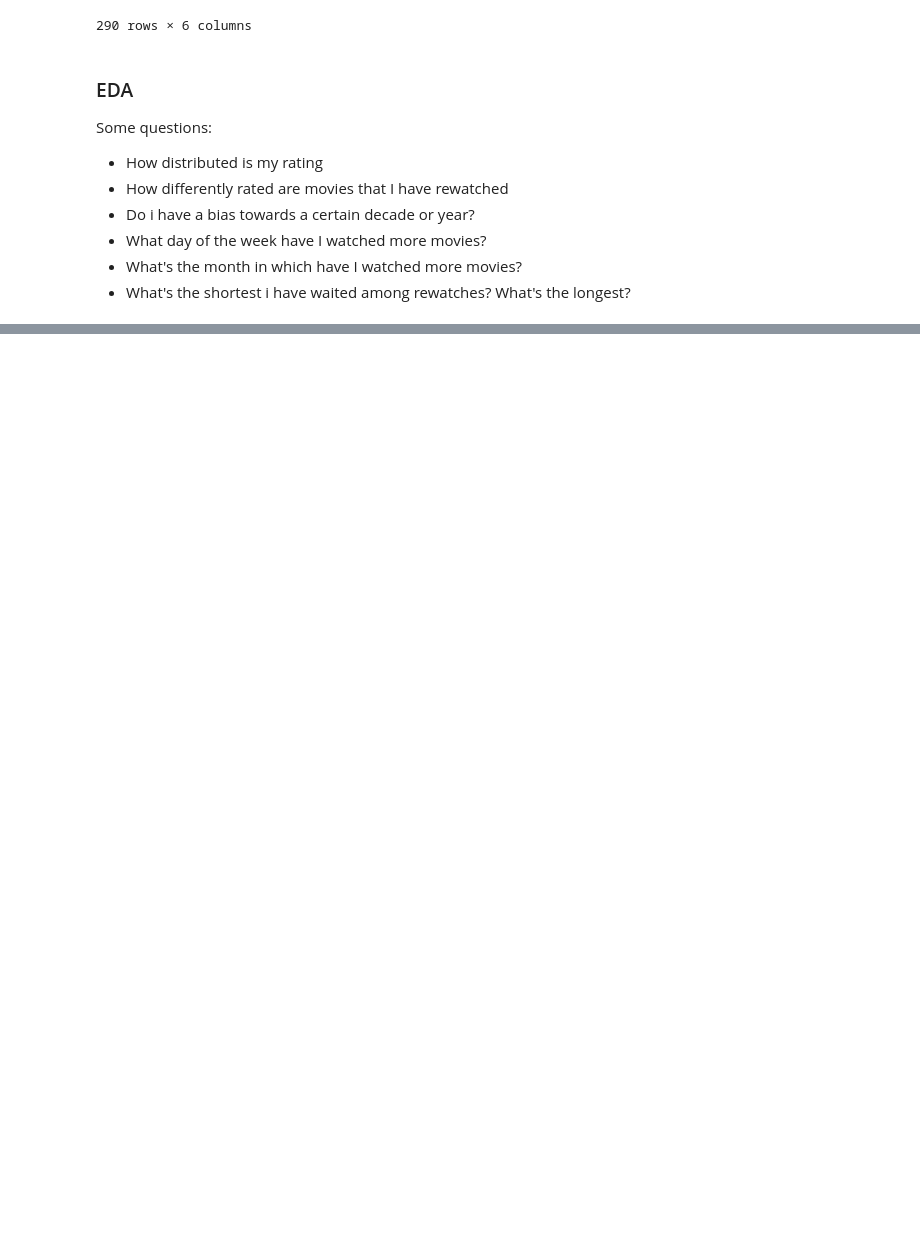
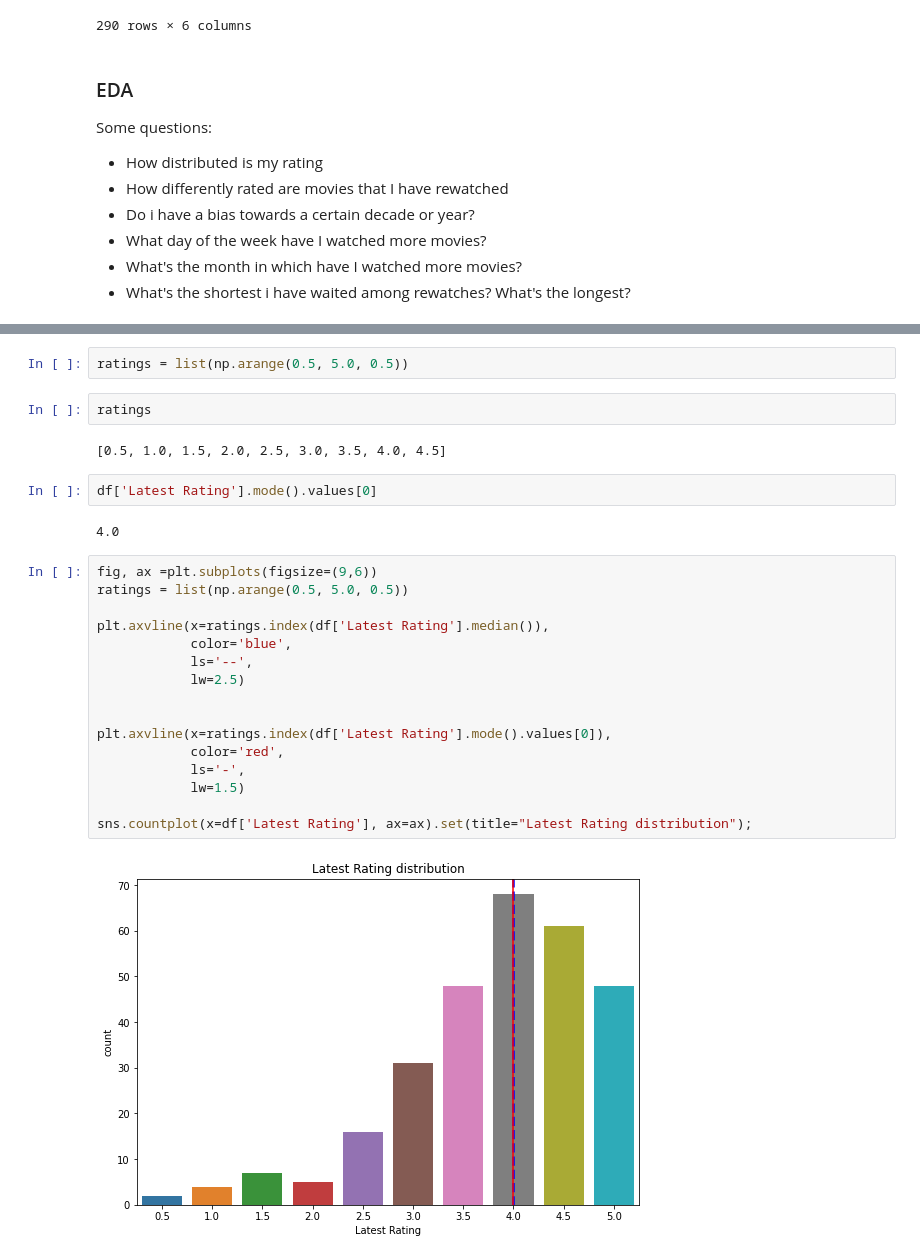
Before and after one commit to caiotda/caioflix, a Jupyter notebook: EDA_letterboxd_profile_data.ipynb, the cells around one changed output, grey strips where cells are left out. Cells and saved outputs as stored; diff of their text form; blank space fills up the shorter version.

```diff
--- a/EDA_letterboxd_profile_data.ipynb
+++ b/EDA_letterboxd_profile_data.ipynb
@@ -177,0 +167,28 @@ Some questions:
+# %%
+ratings = list(np.arange(0.5, 5.0, 0.5))
+# %%
+ratings
+# %% [output]
+[0.5, 1.0, 1.5, 2.0, 2.5, 3.0, 3.5, 4.0, 4.5]
+# %%
+df['Latest Rating'].mode().values[0]
+# %% [output]
+4.0
+# %%
+fig, ax =plt.subplots(figsize=(9,6))
+ratings = list(np.arange(0.5, 5.0, 0.5))
+
+plt.axvline(x=ratings.index(df['Latest Rating'].median()),
+            color='blue',
+            ls='--',
+            lw=2.5)
+
+
+plt.axvline(x=ratings.index(df['Latest Rating'].mode().values[0]),
+            color='red',
+            ls='-',
+            lw=1.5)
+
+sns.countplot(x=df['Latest Rating'], ax=ax).set(title="Latest Rating distribution");
+# %% [output]
+[figure, added]
```
Also changed, not shown: parts of 16 cells of this notebook.
